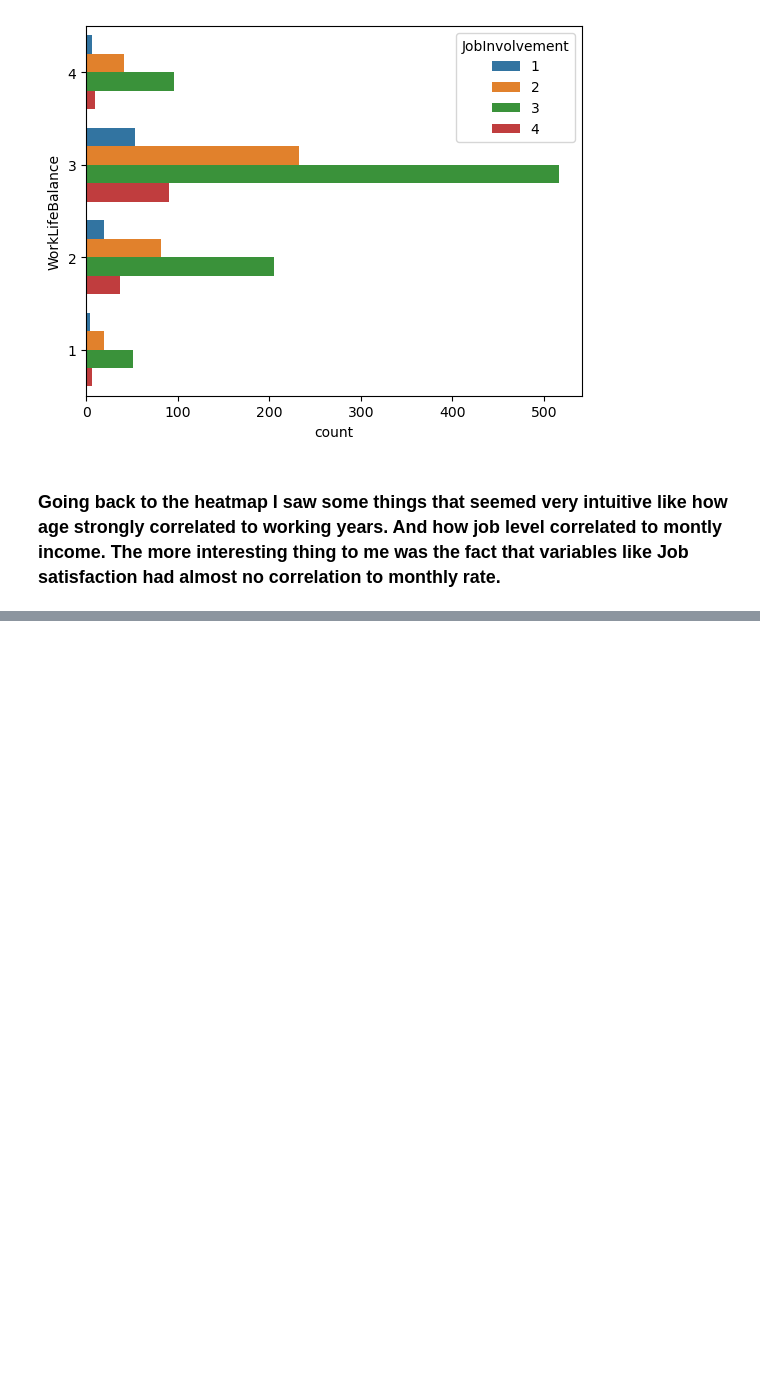
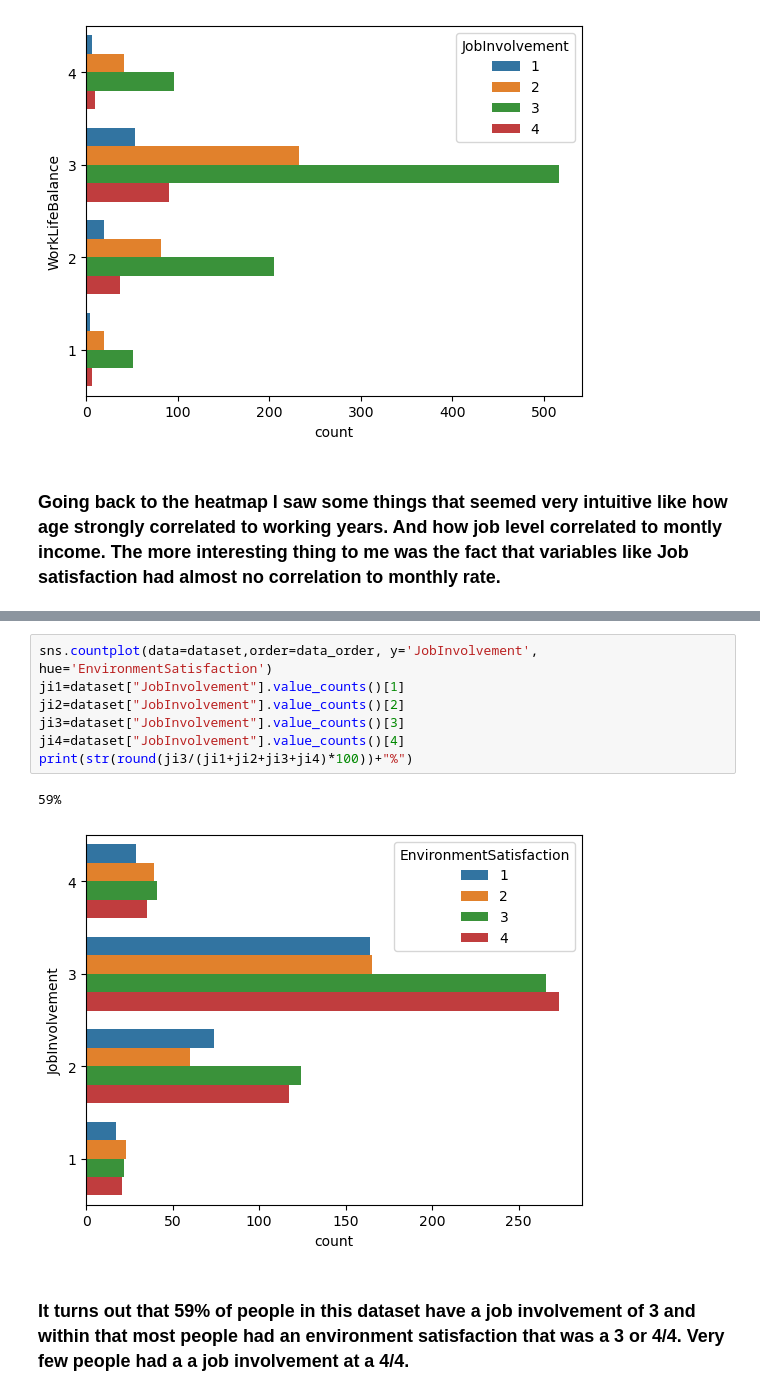
Before and after one commit to ubco-W2022T1-cosc301/project-group24, a Jupyter notebook: notebooks/milestone3task4-1.ipynb, the cells around one changed output, grey strips where cells are left out. Cells and saved outputs as stored; diff of their text form; blank space fills up the shorter version.

```diff
--- a/notebooks/milestone3task4-1.ipynb
+++ b/notebooks/milestone3task4-1.ipynb
@@ -31,0 +49,12 @@ sns.barplot(dataset,x="MonthlyIncome",y="JobInvolvement")
+# %%
+sns.countplot(data=dataset,order=data_order, y='JobInvolvement', hue='EnvironmentSatisfaction')
+ji1=dataset["JobInvolvement"].value_counts()[1]
+ji2=dataset["JobInvolvement"].value_counts()[2]
+ji3=dataset["JobInvolvement"].value_counts()[3]
+ji4=dataset["JobInvolvement"].value_counts()[4]
+print(str(round(ji3/(ji1+ji2+ji3+ji4)*100))+"%")
+# %% [output]
+59%
+[figure, added]
+# %% [markdown]
+### It turns out that 59% of people in this dataset have a job involvement of 3 and within that most people had an environment satisfaction that was a 3 or 4/4. Very few people had a a job involvement at a 4/4.
```
Also changed, not shown: parts of 5 cells of this notebook, 3 other files.
